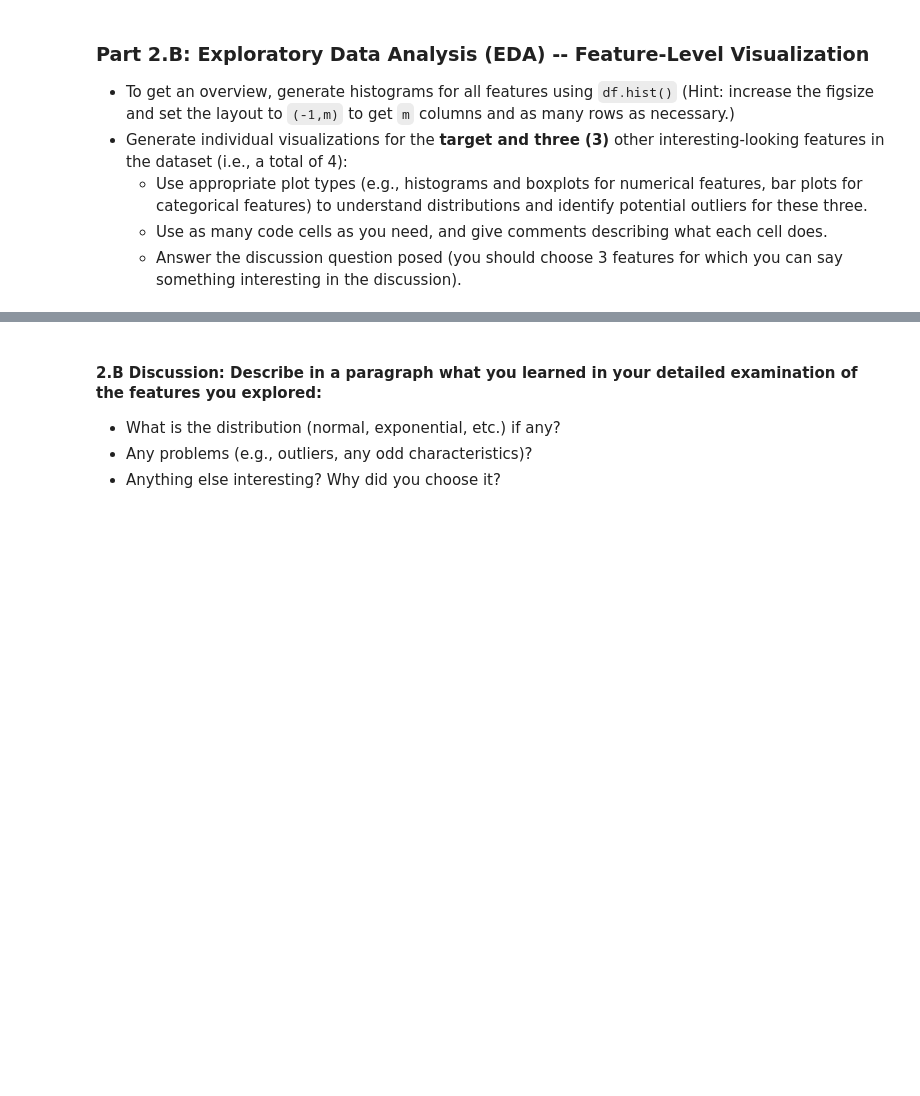
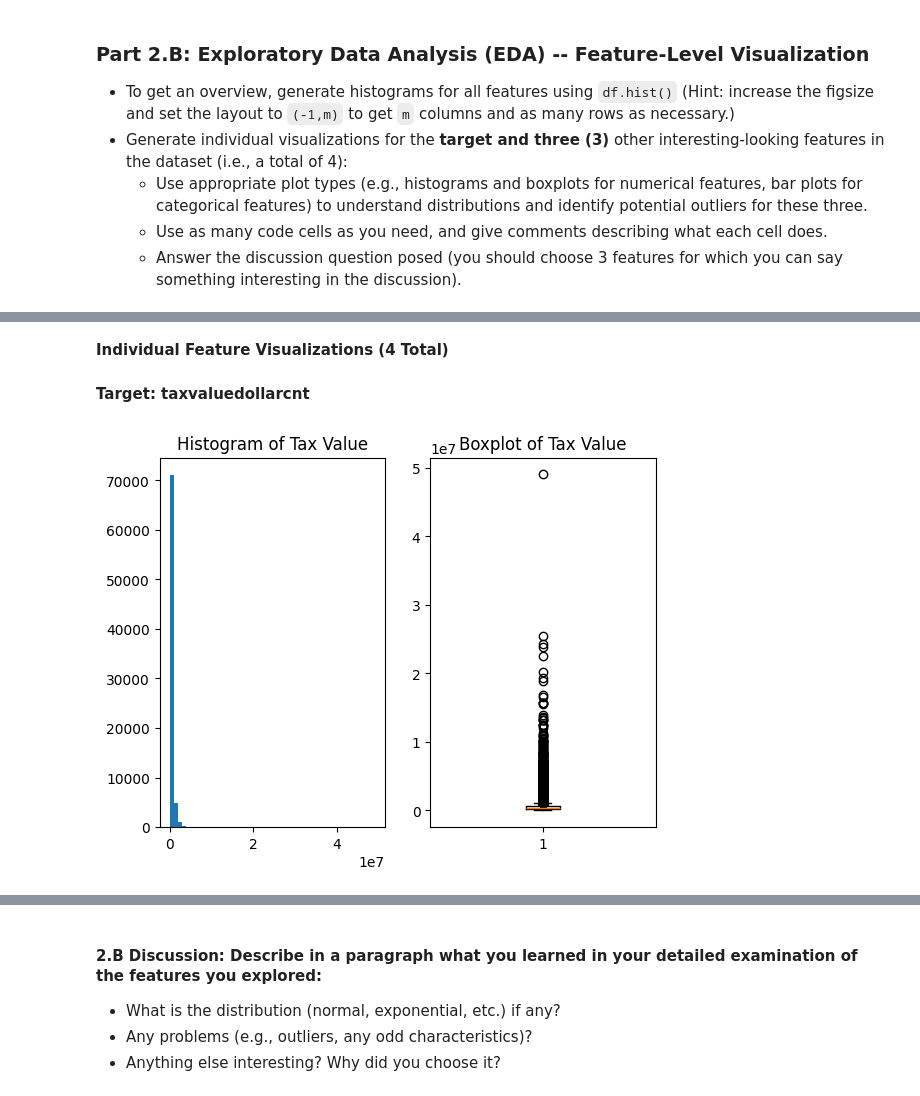
Before and after one commit to jasser-dh/Module-3-Assignments, a Jupyter notebook: Milestone_01.ipynb, the cells around one changed output, grey strips where cells are left out. Saved outputs shown, nothing was run; the diff lists cells and outputs as text; code cells hidden in the pictures; blank space fills up the shorter version.

```diff
--- a/Milestone_01.ipynb
+++ b/Milestone_01.ipynb
@@ -470,0 +524,18 @@ Yes, some features are problematic due to **too many or too few unique values**.
+# %% [markdown]
+**Individual Feature Visualizations (4 Total)**
+# %% [markdown]
+**Target: taxvaluedollarcnt**
+# %%
+# =============================
+# 2. Target variable visualization
+# =============================
+fig, ax = plt.subplots(1, 2)
+ax[0].hist(df['taxvaluedollarcnt'].dropna(), bins=50)
+ax[0].set_title('Histogram of Tax Value')
+
+ax[1].boxplot(df['taxvaluedollarcnt'].dropna())
+ax[1].set_title('Boxplot of Tax Value')
+
+plt.show()
+# %% [output]
+[figure, added]
```
Also changed, not shown: parts of 14 cells of this notebook.
